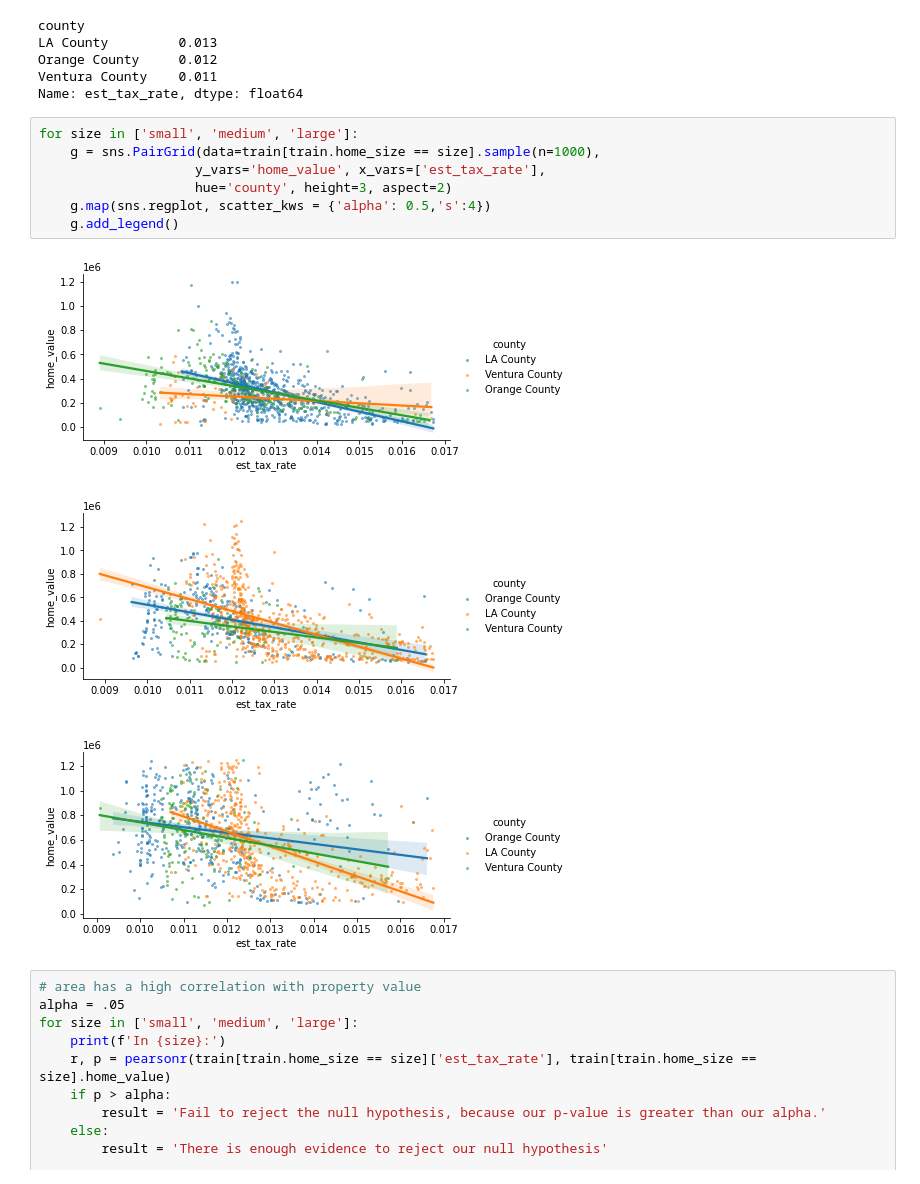
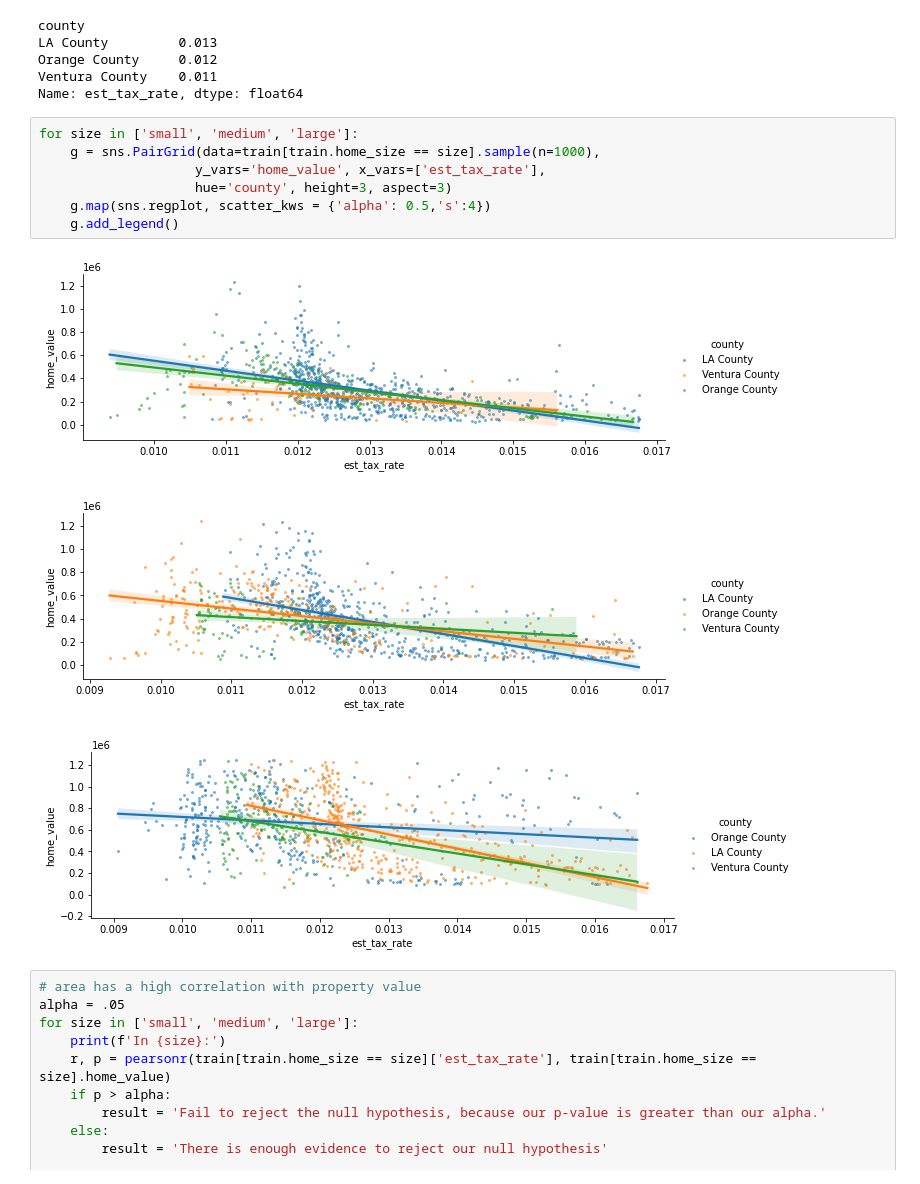
Before and after one commit to joshua-shorterivey/regression_project, a Jupyter notebook: explore.ipynb, the cells around one changed output. Cells and saved outputs as stored; diff of their text form.

```diff
--- a/explore.ipynb
+++ b/explore.ipynb
@@ -450,14 +450,14 @@ Name: est_tax_rate, dtype: float64
 # %%
 for size in ['small', 'medium', 'large']:
     g = sns.PairGrid(data=train[train.home_size == size].sample(n=1000),
                     y_vars='home_value', x_vars=['est_tax_rate'],
-                    hue='county', height=3, aspect=2)
+                    hue='county', height=3, aspect=3)
     g.map(sns.regplot, scatter_kws = {'alpha': 0.5,'s':4})
     g.add_legend()
 # %% [output]
-[figure, old version]
+[figure, new version]
-[figure, old version]
+[figure, new version]
-[figure, old version]
+[figure, new version]
 # %%
 # area has a high correlation with property value
 alpha = .05
```
Also changed, not shown: parts of 51 cells of this notebook, 3 other files.
